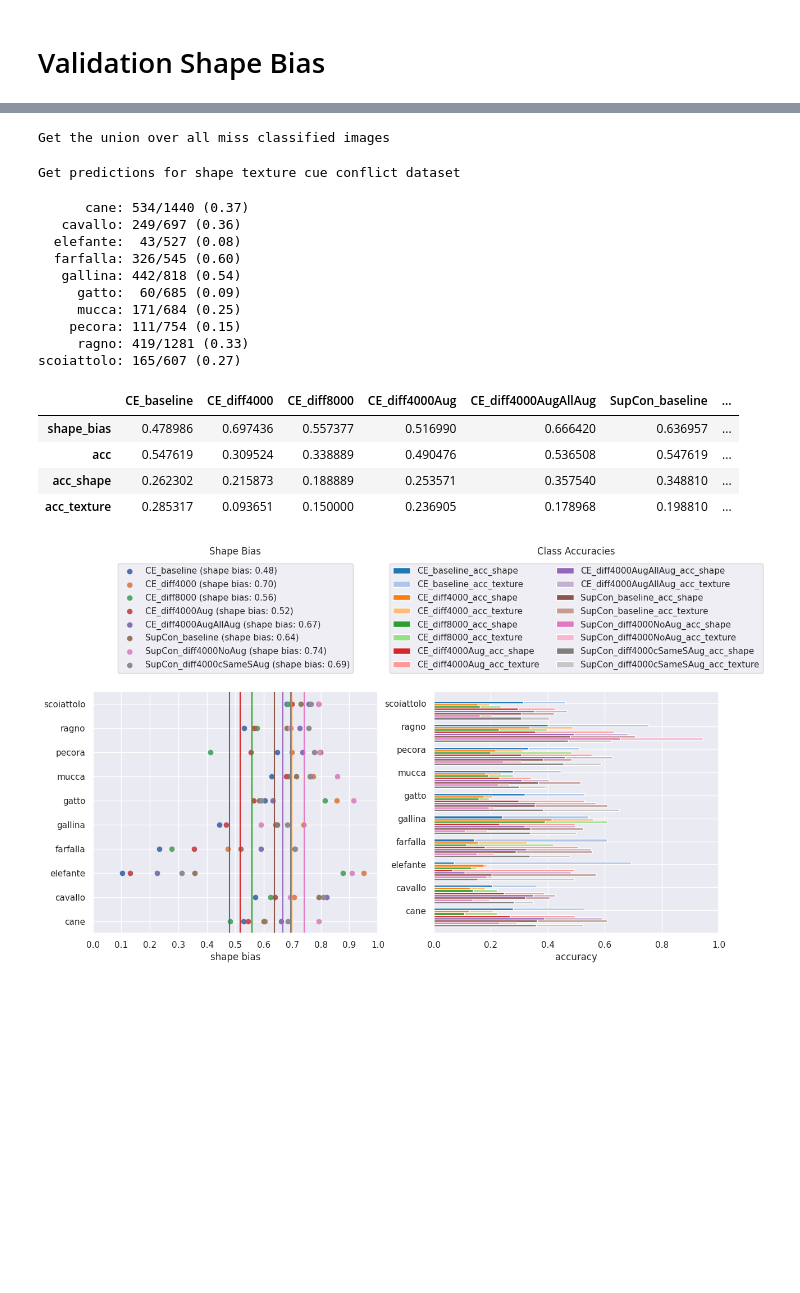
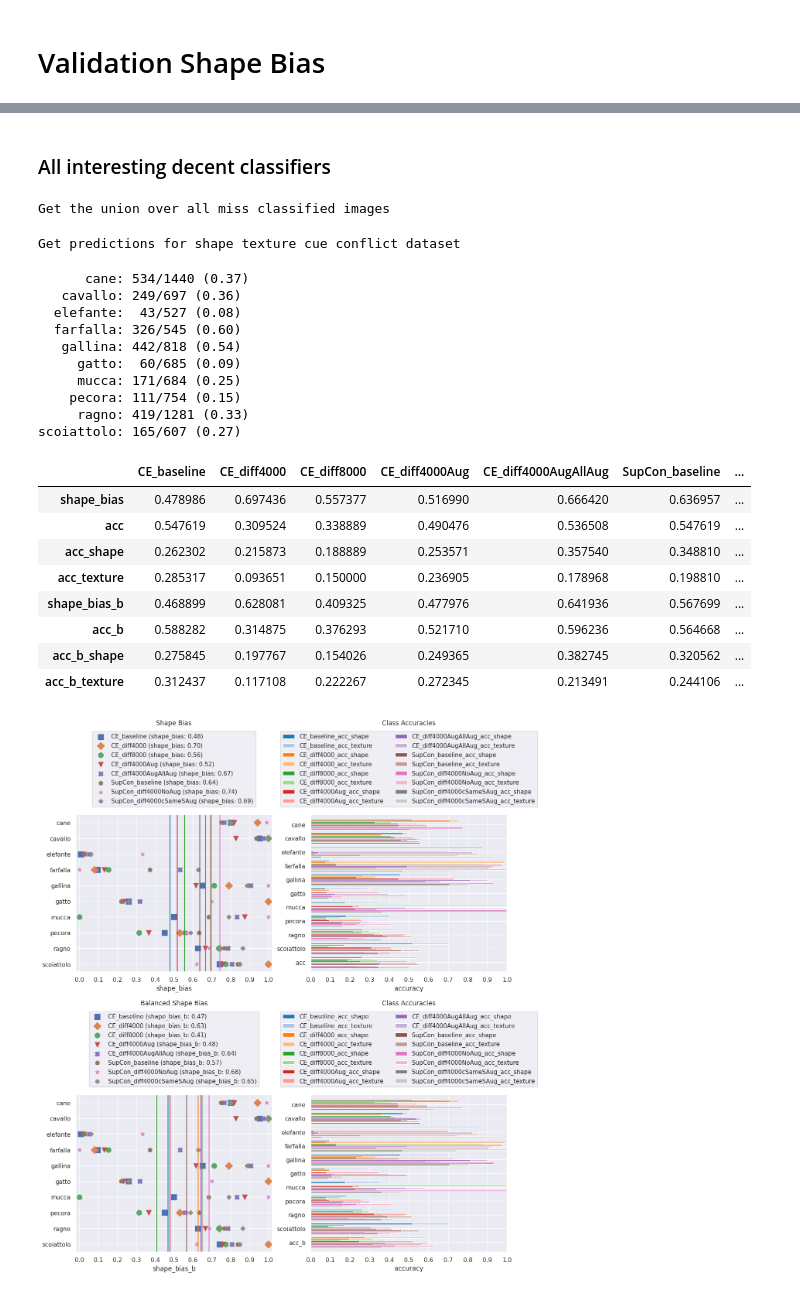
Before and after one commit to Thomas-Gottwald/SupContrastShape, a Jupyter notebook: validation_shape_bias.ipynb, the cells around one changed output, grey strips where cells are left out. Saved outputs shown, nothing was run; the diff lists cells and outputs as text; code cells hidden in the pictures; blank space fills up the shorter version.

Commit message:
second shape bias metic and polish shape bias metric

```diff
--- a/validation_shape_bias.ipynb
+++ b/validation_shape_bias.ipynb
@@ -19,0 +56,12 @@ dataset_stConflict = "./datasets/adaIN/shape_texture_conflict_animals10/"
+# %%
+cuda_device = 0
+
+models_dict = {"CE_baseline": ["./save/SupCE/animals10/SupCE_animals10_resnet18_lr_0.125_decay_0.0001_bsz_26_trial_0_baseline_cosine/models/ckpt_epoch_500.pth", None],
+               "CE_diffAug": ["./save/SupCE/animals10_diff_-1+4000/SupCE_animals10_diff_-1+4000_resnet18_lr_0.125_decay_0.0001_bsz_26_trial_0_diffAug_cosine/models/last.pth", None],
+               "CE_diffAugAllAug": ["./save/SupCE/animals10_diff_-1+4000/SupCE_animals10_diff_-1+4000_resnet18_lr_0.125_decay_0.0001_bsz_26_trial_0_diffAugAllAug_cosine/models/last.pth", None],
+               "SupCon_baseline": ["./save/SupCon/animals10_diff_-1/SupCon_animals10_diff_-1_resnet18_lr_0.125_decay_0.0001_bsz_26_temp_0.1_trial_0_try3_cosine/models/last.pth", ""],
+               "SupCon_diffCSameSAug": ["./save/SupCon/animals10_diff_-1+4000/SupCon_animals10_diff_-1+4000_resnet18_lr_0.125_decay_0.0001_bsz_26_temp_0.1_trial_0_colorAugSameShapeAug_cosine/models/last.pth", ""]}
+
+dataset_stConflict = "./datasets/adaIN/shape_texture_conflict_animals10_two/"
+
+pred_dict, classes, exclude_original_dict = ut_val.evaluate_shape_texture_conflict(models_dict=models_dict, dataset_stConflict=dataset_stConflict, cuda_device=cuda_device, exclude_miss_classified=True)
@@ -56,5 +108,7 @@ scoiattolo: 325/432 (0.75)
+# %% [markdown]
+### All interesting decent classifiers
 # %%
-cuda_device = 2
+cuda_device = 0
 
 models_dict = {"CE_baseline": ["./save/SupCE/animals10/SupCE_animals10_resnet18_lr_0.125_decay_0.0001_bsz_26_trial_0_baseline_cosine/models/ckpt_epoch_500.pth", None],
                "CE_diff4000": ["./save/SupCE/animals10_diff_4000/SupCE_animals10_diff_4000_resnet18_lr_0.125_decay_0.0001_bsz_26_trial_0_4000_cosine/models/last.pth", None],
@@ -65,40 +119,49 @@ models_dict = {"CE_baseline": ["./save/SupCE/animals10/SupCE_animals10_resnet18_
                "SupCon_diff4000NoAug": ["./save/SupCon/animals10_diff_-1+4000/SupCon_animals10_diff_-1+4000_resnet18_lr_0.125_decay_0.0001_bsz_26_temp_0.1_trial_0_noAug_cosine/models/last.pth", ""],
                "SupCon_diff4000cSameSAug": ["./save/SupCon/animals10_diff_-1+4000/SupCon_animals10_diff_-1+4000_resnet18_lr_0.125_decay_0.0001_bsz_26_temp_0.1_trial_0_colorAugSameShapeAug_cosine/models/last.pth", ""]}
 
-dataset_stConflict = "./datasets/adaIN/shape_texture_conflict_animals10/"
+dataset_stConflict = "./datasets/adaIN/shape_texture_conflict_animals10_two/"
+
+pred_dict, classes, exclude_original_dict = ut_val.evaluate_shape_texture_conflict(models_dict=models_dict, dataset_stConflict=dataset_stConflict, cuda_device=cuda_device, exclude_miss_classified=True)
+# %% [output]
+Get the union over all miss classified images
+Get predictions for shape texture cue conflict dataset
 # %%
-pred_dict, classes, exclude_original_dict = ut_val.evaluate_shape_texture_conflict(models_dict=models_dict, dataset_stConflict=dataset_stConflict, cuda_device=cuda_device)
 df_bias, class_biasses = ut_val.compute_shape_biases(pred_dict, classes)
 
-fig, axs = plt.subplots(ncols=2, figsize=(12, 5))
-fig.tight_layout(w_pad=3)
+fig, axs = plt.subplots(nrows=2, ncols=2, figsize=(12, 12))
+fig.tight_layout(h_pad=17, w_pad=3)
 
-ut_val.plot_shape_texture_conflict_bias(class_biasses, df_bias, ax=axs[0])
-ut_val.plot_class_accuracies_stacked(class_biasses, ax=axs[1])
+ut_val.plot_shape_texture_conflict_bias(class_biasses, df_bias, ax=axs[0,0])
+ut_val.plot_class_accuracies_stacked(class_biasses, df_bias, ax=axs[0,1])
+
+ut_val.plot_shape_texture_conflict_bias(class_biasses, df_bias, ax=axs[1,0], balanced=True)
+ut_val.plot_class_accuracies_stacked(class_biasses, df_bias, ax=axs[1,1], balanced=True)
 
 c_lens = pred_dict["CE_baseline"][["shape_class", "pred_class"]].groupby("shape_class").count().values.reshape(-1)
 for l,c in enumerate(exclude_original_dict):
     excl_len = len(exclude_original_dict[c])
     c_len = c_lens[l] + excl_len
     print(f"{c:>10}: {c_lens[l]:>3}/{c_len:>3} ({c_lens[l]/c_len:.2f})")
 
 df_bias
 # %% [output]
-Get the union over all miss classified images
+      cane: 534/1440 (0.37)
+   cavallo: 249/697 (0.36)
+  elefante:  43/527 (0.08)
+  farfalla: 326/545 (0.60)
+   gallina: 442/818 (0.54)
+     gatto:  60/685 (0.09)
+     mucca: 171/684 (0.25)
+    pecora: 111/754 (0.15)
+     ragno: 419/1281 (0.33)
+scoiattolo: 165/607 (0.27)
-Get predictions for shape texture cue conflict dataset
-      cane: 534/1440 (0.37)
-   cavallo: 249/697 (0.36)
-  elefante:  43/527 (0.08)
-  farfalla: 326/545 (0.60)
-   gallina: 442/818 (0.54)
-     gatto:  60/685 (0.09)
-     mucca: 171/684 (0.25)
-    pecora: 111/754 (0.15)
-     ragno: 419/1281 (0.33)
-scoiattolo: 165/607 (0.27)
 |  | CE_baseline | CE_diff4000 | CE_diff8000 | CE_diff4000Aug | CE_diff4000AugAllAug | SupCon_baseline | ... |
 | shape_bias | 0.478986 | 0.697436 | 0.557377 | 0.516990 | 0.666420 | 0.636957 | ... |
 | acc | 0.547619 | 0.309524 | 0.338889 | 0.490476 | 0.536508 | 0.547619 | ... |
 | acc_shape | 0.262302 | 0.215873 | 0.188889 | 0.253571 | 0.357540 | 0.348810 | ... |
 | acc_texture | 0.285317 | 0.093651 | 0.150000 | 0.236905 | 0.178968 | 0.198810 | ... |
+| shape_bias_b | 0.468899 | 0.628081 | 0.409325 | 0.477976 | 0.641936 | 0.567699 | ... |
+| acc_b | 0.588282 | 0.314875 | 0.376293 | 0.521710 | 0.596236 | 0.564668 | ... |
+| acc_b_shape | 0.275845 | 0.197767 | 0.154026 | 0.249365 | 0.382745 | 0.320562 | ... |
+| acc_b_texture | 0.312437 | 0.117108 | 0.222267 | 0.272345 | 0.213491 | 0.244106 | ... |
-[figure, old version]
+[figure, new version]
```
Also changed, not shown: parts of 24 cells of this notebook, 3 other files.
